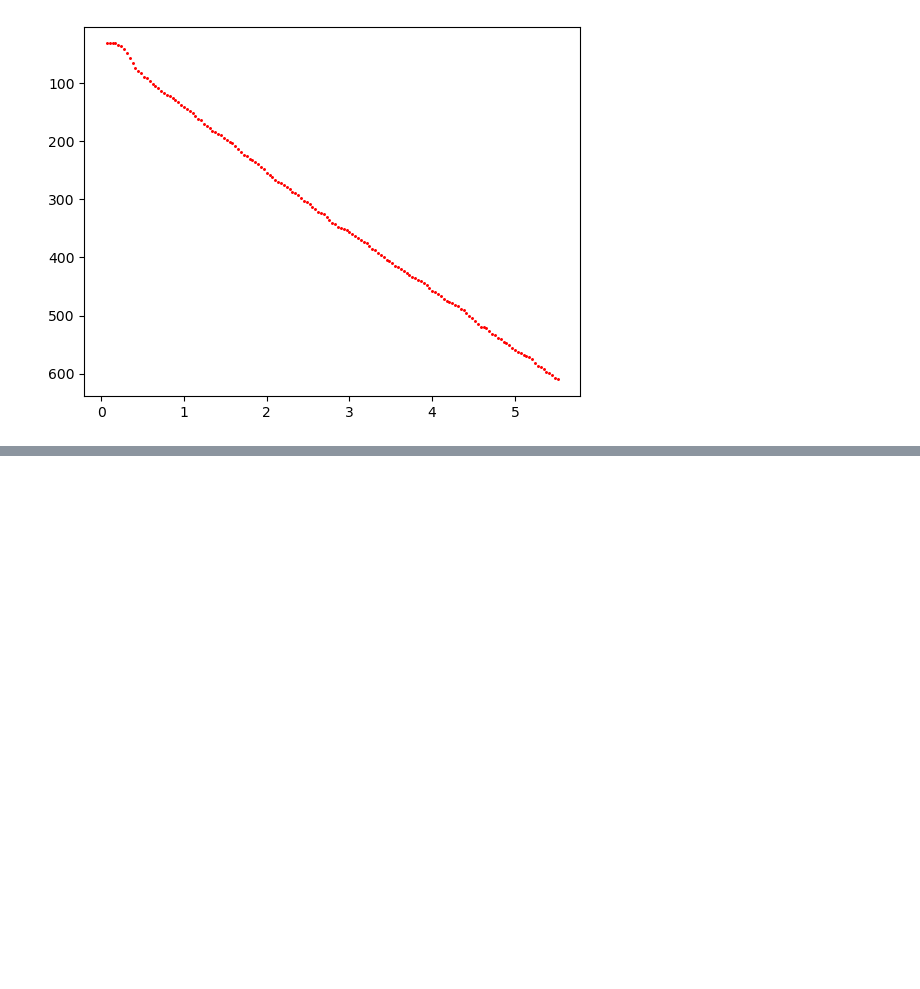
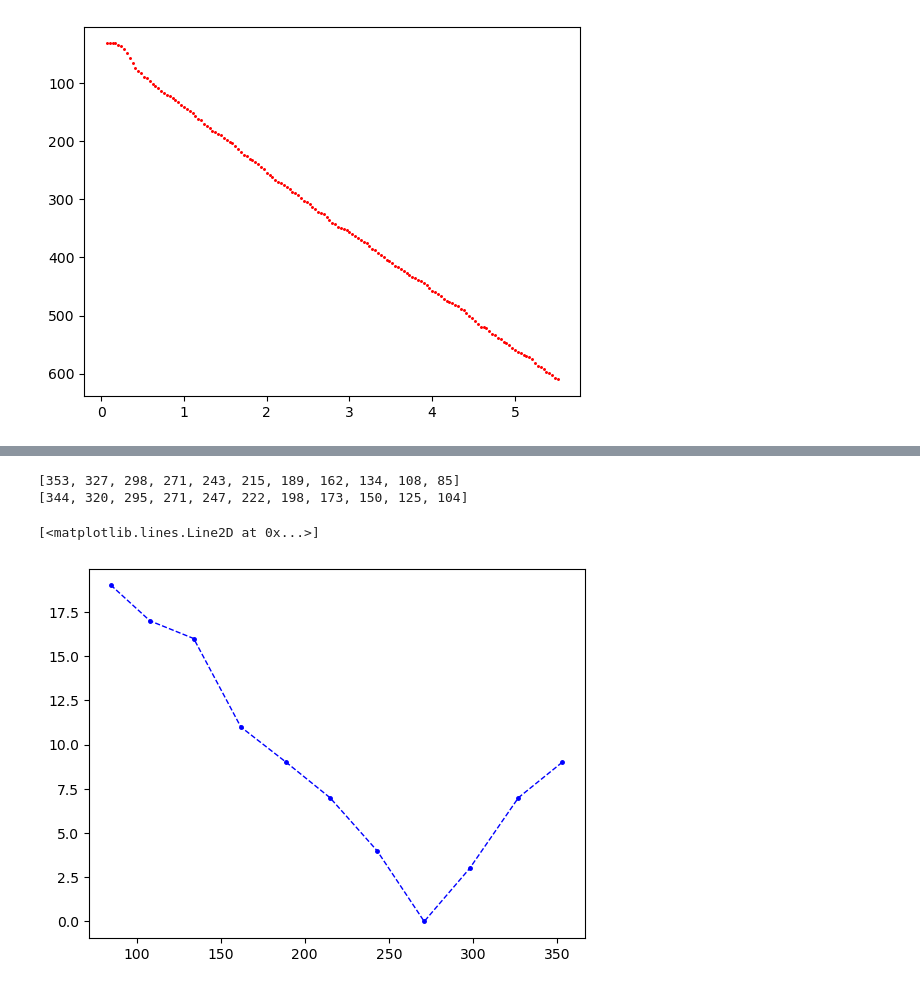
Before and after one commit to GiovanniLag/hackathon_lab, a Jupyter notebook: data_anal.ipynb, the cells around one changed output, grey strips where cells are left out. Drawn from its saved outputs; the diff is of its cells as text; code cells hidden in the pictures; blank space fills up the shorter version.

```diff
--- a/data_anal.ipynb
+++ b/data_anal.ipynb
@@ -49,0 +113,22 @@ Text(0, 0.5, 'Velocity (pixels/s)')
+# %%
+frame = cv2.imread('test_results/frame_refraction.png')
+front_pos_a, back_pos_a = get_click_positions(frame)
+# %%
+front_pos = front_pos_a.copy()
+back_pos = (back_pos_a.copy())[:-1]
+# %%
+front_pos = front_pos[:-1]
+print(front_pos)
+print(back_pos)
+# %% [output]
+[353, 327, 298, 271, 243, 215, 189, 162, 134, 108, 85]
+[344, 320, 295, 271, 247, 222, 198, 173, 150, 125, 104]
+# %%
+#compute absolute difference between front and back positions
+diff = np.abs(np.array(front_pos) - np.array(back_pos))
+
+mean_pos = [fp - bp for fp, bp in zip(front_pos, back_pos)]
+plt.plot(front_pos, diff, c='b', marker='.', ms=5, linestyle='dashed', linewidth=1)
+# %% [output]
+[<matplotlib.lines.Line2D at 0x...>]
+[figure, added]
```
Also changed, not shown: parts of 25 cells of this notebook, 10 other files.
